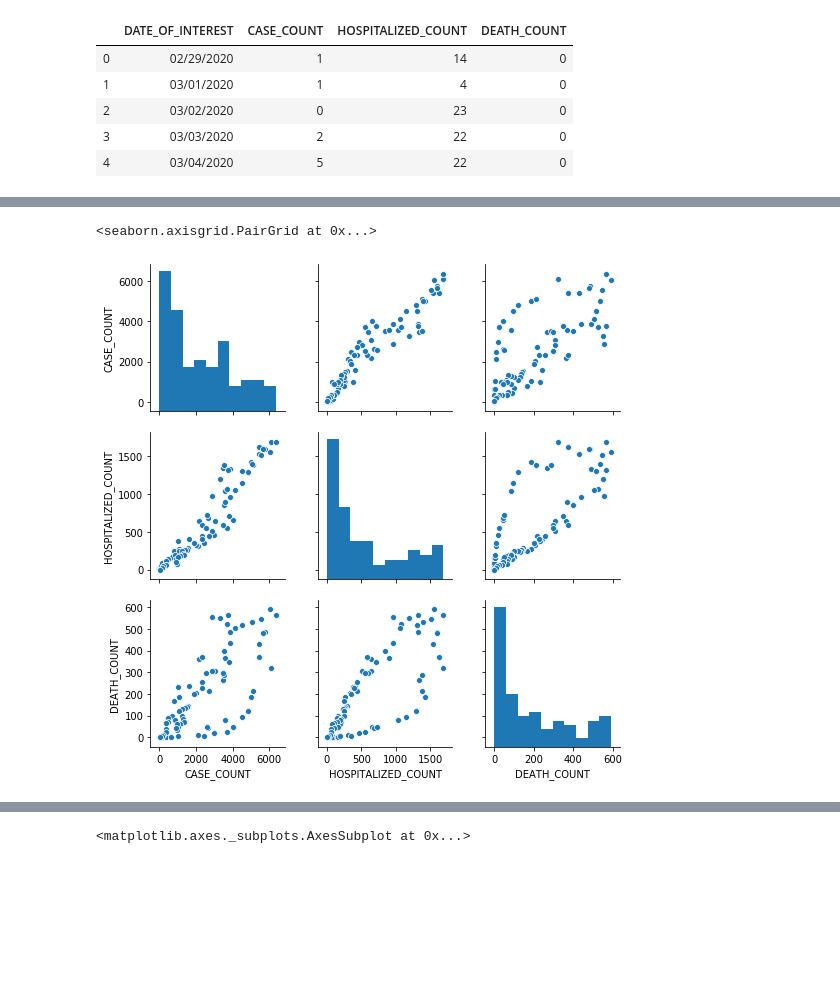
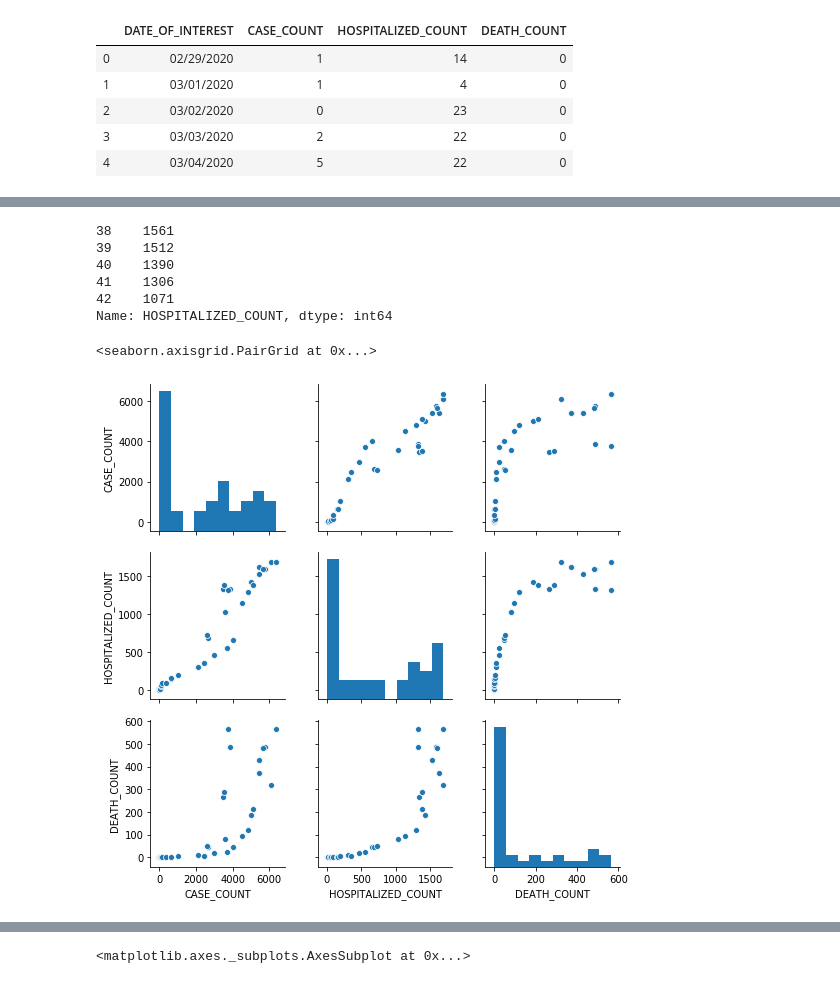
Before and after one commit to sprerak48/team-mavericks-coronaviruspredictions, a Jupyter notebook: src/python/Initial EDA .ipynb, the cells around one changed output, grey strips where cells are left out. Drawn from its saved outputs; the diff is of its cells as text; code cells hidden in the pictures; blank space fills up the shorter version.

```diff
--- a/src/python/Initial EDA .ipynb
+++ b/src/python/Initial EDA .ipynb
@@ -26,0 +39,2 @@ df.head()
+# %%
+train_df = df[df['DATE_OF_INTEREST'] < '2020-04-07']
@@ -26,0 +50,2 @@ df.head()
+# %%
+train_df.drop(['HOSPITALIZED_COUNT'], axis=1,inplace=True)
@@ -27,5 +95,14 @@ df.head()
+# %%
+true_labels[:5]  #y_test
+# %% [output]
+38    1561
+39    1512
+40    1390
+41    1306
+42    1071
+Name: HOSPITALIZED_COUNT, dtype: int64
 # %%
-sns.pairplot(df)
+sns.pairplot(train_df)
 # %% [output]
 <seaborn.axisgrid.PairGrid at 0x...>
-[figure, old version]
+[figure, new version]
```
Also changed, not shown: parts of 21 cells of this notebook.
